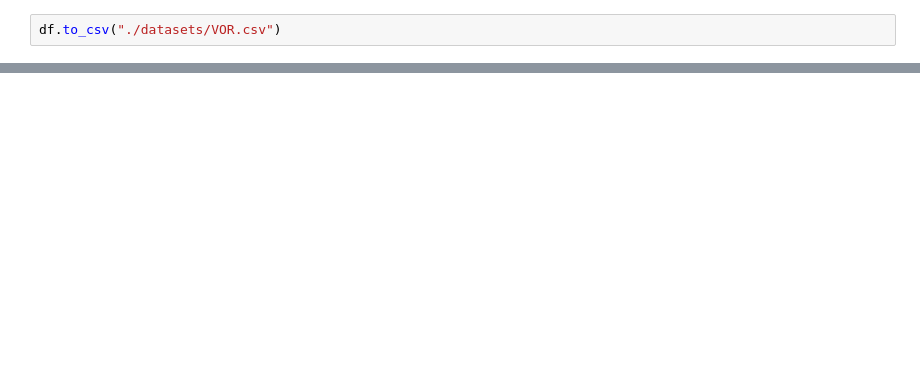
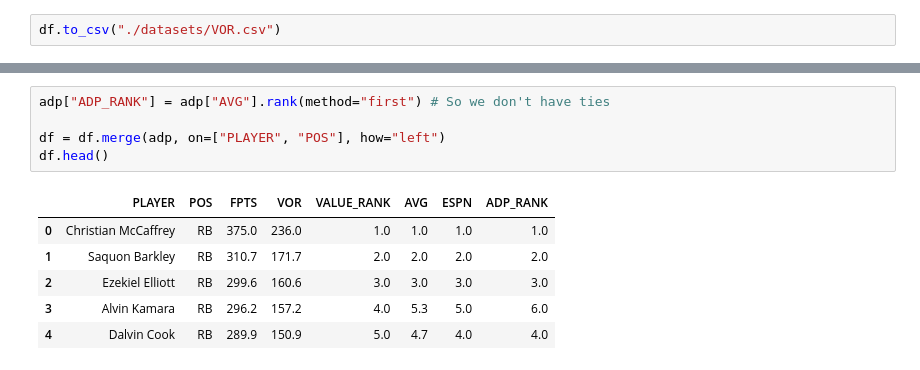
Before and after one commit to lukenew2/nfl-draft, a Jupyter notebook: value_based_drafting.ipynb, the cells around one changed output, grey strips where cells are left out. Drawn from its saved outputs; the diff is of its cells as text; blank space fills up the shorter version.

Commit message:
update espn rankings

```diff
--- a/value_based_drafting.ipynb
+++ b/value_based_drafting.ipynb
@@ -74,0 +84,12 @@ df.to_csv("./datasets/VOR.csv")
+# %%
+adp["ADP_RANK"] = adp["AVG"].rank(method="first") # So we don't have ties
+
+df = df.merge(adp, on=["PLAYER", "POS"], how="left")
+df.head()
+# %% [output]
+|  | PLAYER | POS | FPTS | VOR | VALUE_RANK | AVG | ESPN | ADP_RANK |
+| 0 | Christian McCaffrey | RB | 375.0 | 236.0 | 1.0 | 1.0 | 1.0 | 1.0 |
+| 1 | Saquon Barkley | RB | 310.7 | 171.7 | 2.0 | 2.0 | 2.0 | 2.0 |
+| 2 | Ezekiel Elliott | RB | 299.6 | 160.6 | 3.0 | 3.0 | 3.0 | 3.0 |
+| 3 | Alvin Kamara | RB | 296.2 | 157.2 | 4.0 | 5.3 | 5.0 | 6.0 |
+| 4 | Dalvin Cook | RB | 289.9 | 150.9 | 5.0 | 4.7 | 4.0 | 4.0 |
```
Also changed, not shown: parts of 9 cells of this notebook.
